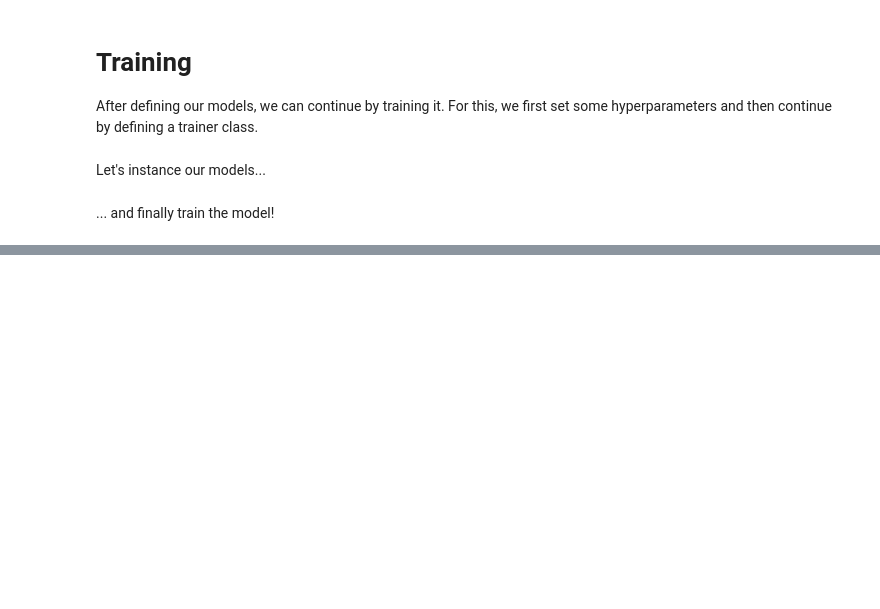
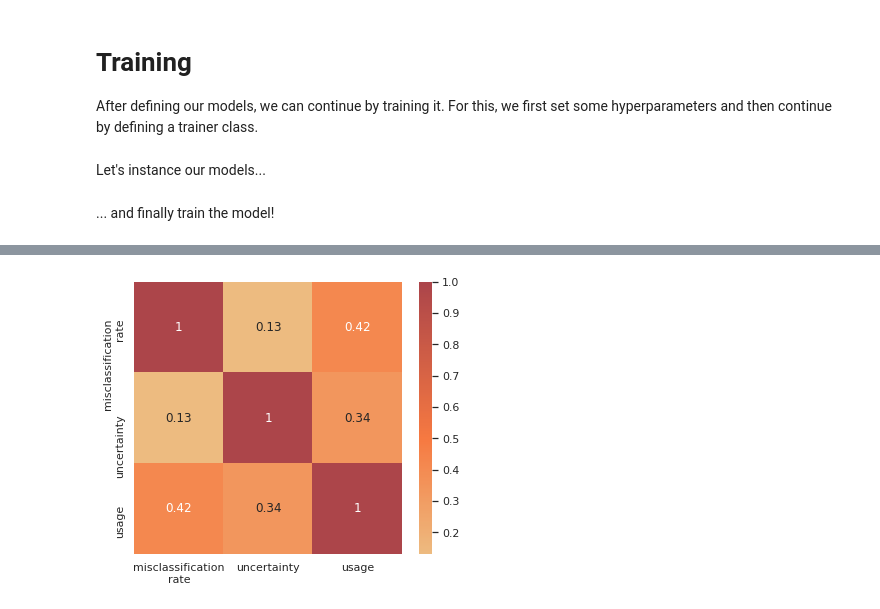
Before and after one commit to stefanwezel/urdtc, a Jupyter notebook: uRDTC.ipynb, the cells around one changed output, grey strips where cells are left out. Drawn from its saved outputs; the diff is of its cells as text; code cells hidden in the pictures; blank space fills up the shorter version.

```diff
--- a/uRDTC.ipynb
+++ b/uRDTC.ipynb
@@ -1616,0 +1703,8 @@ print(trainer.mean_sigmas)
+# %%
+sns.set(rc={'figure.figsize':(6,5)})
+sns.heatmap(df_short.corr(), annot=True, center = 0.5, cmap=cmap)#sns.color_palette("icefire"))
+# plt.show()
+
+plt.savefig(figure_path + 'corr_matrix.pdf',bbox_inches='tight')
+# %% [output]
+[figure, added]
```
Also changed, not shown: parts of 11 cells of this notebook, 2 other files.
